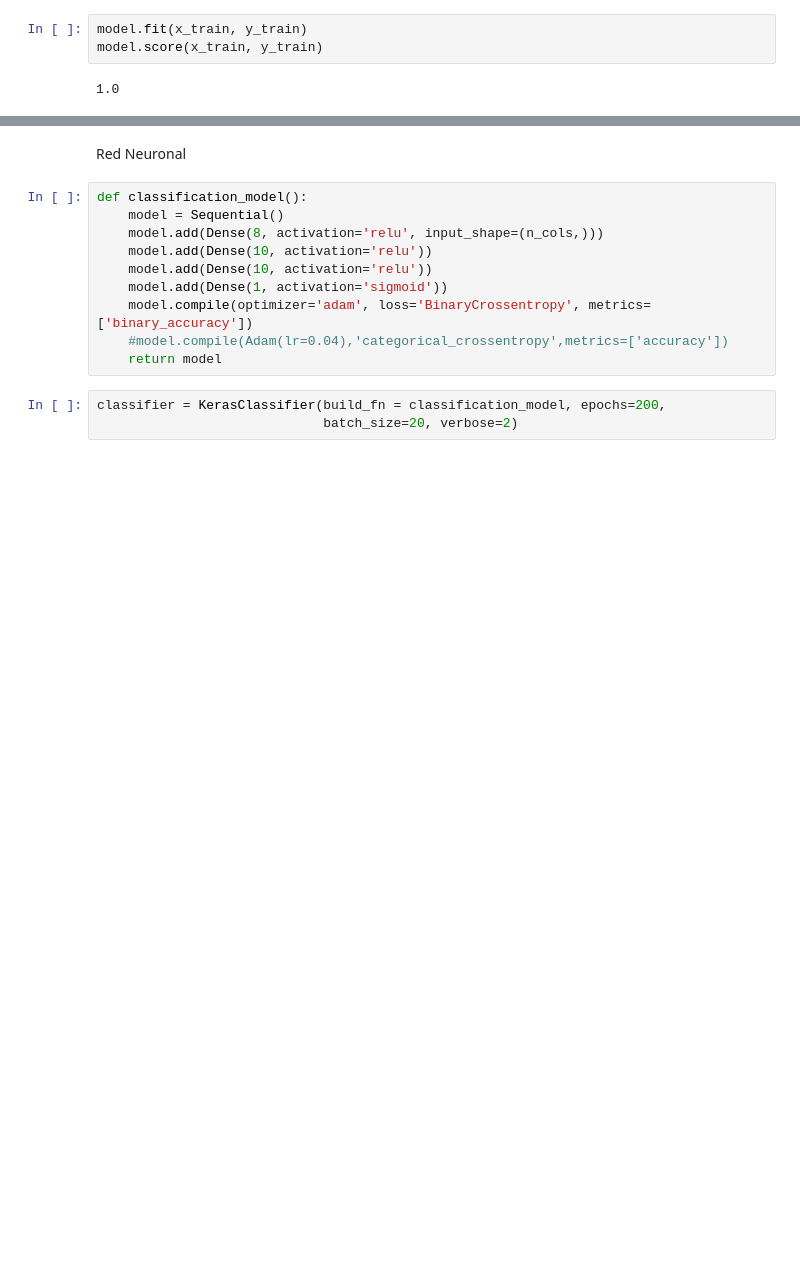
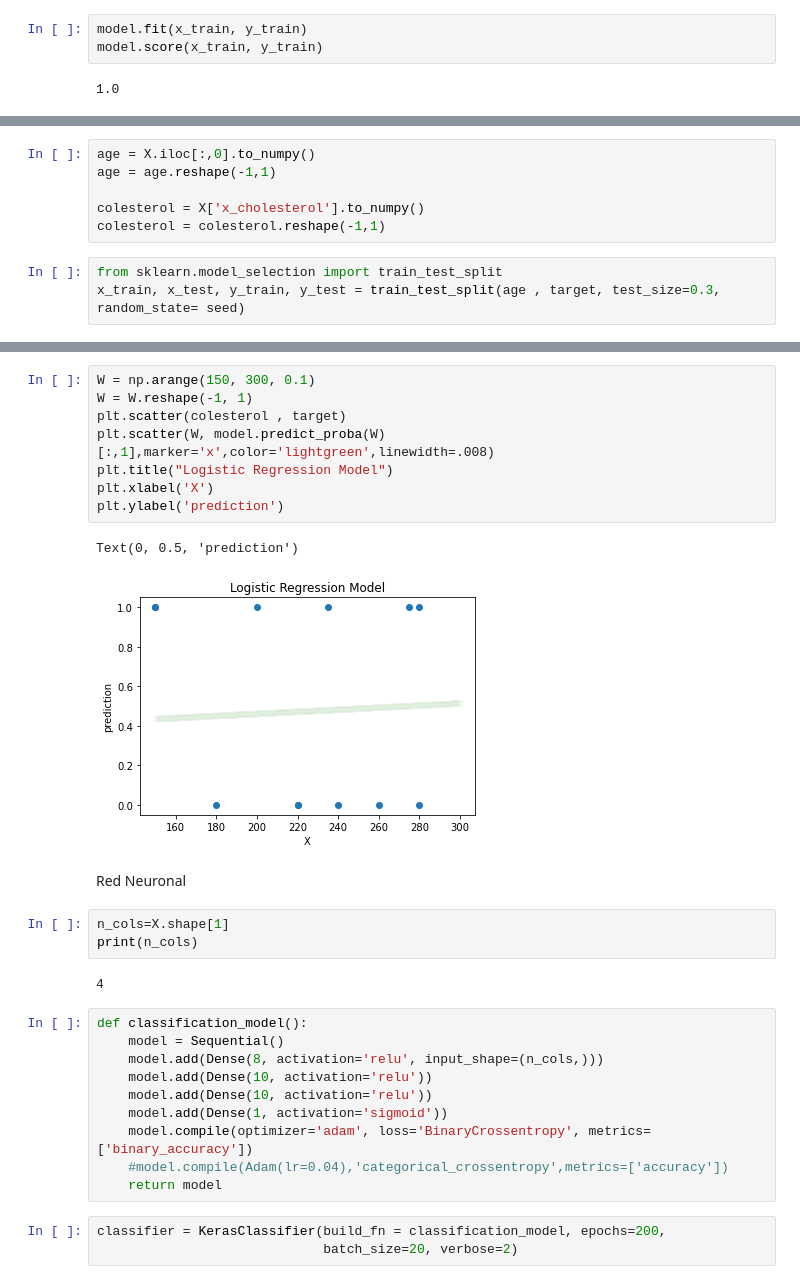
Before and after one commit to 8kta/finalML, a Jupyter notebook: Problema3.ipynb, the cells around one changed output, grey strips where cells are left out. Drawn from its saved outputs; the diff is of its cells as text; blank space fills up the shorter version.

```diff
--- a/Problema3.ipynb
+++ b/Problema3.ipynb
@@ -178,0 +237,9 @@ Text(0, 0.5, 'Age')
+# %%
+age = X.iloc[:,0].to_numpy()
+age = age.reshape(-1,1)
+
+colesterol = X['x_cholesterol'].to_numpy()
+colesterol = colesterol.reshape(-1,1)
+# %%
+from sklearn.model_selection import train_test_split
+x_train, x_test, y_train, y_test = train_test_split(age , target, test_size=0.3, random_state= seed)
@@ -179,5 +251,21 @@ Text(0, 0.5, 'Age')
+# %%
+W = np.arange(150, 300, 0.1)
+W = W.reshape(-1, 1)
+plt.scatter(colesterol , target)
+plt.scatter(W, model.predict_proba(W)[:,1],marker='x',color='lightgreen',linewidth=.008)
+plt.title("Logistic Regression Model")
+plt.xlabel('X')
+plt.ylabel('prediction')
+# %% [output]
+Text(0, 0.5, 'prediction')
+[figure, added]
 # %% [markdown]
 Red Neuronal
+# %%
+n_cols=X.shape[1]
+print(n_cols)
+# %% [output]
+4
 # %%
 def classification_model():
     model = Sequential()
```
Also changed, not shown: parts of 15 cells of this notebook.
